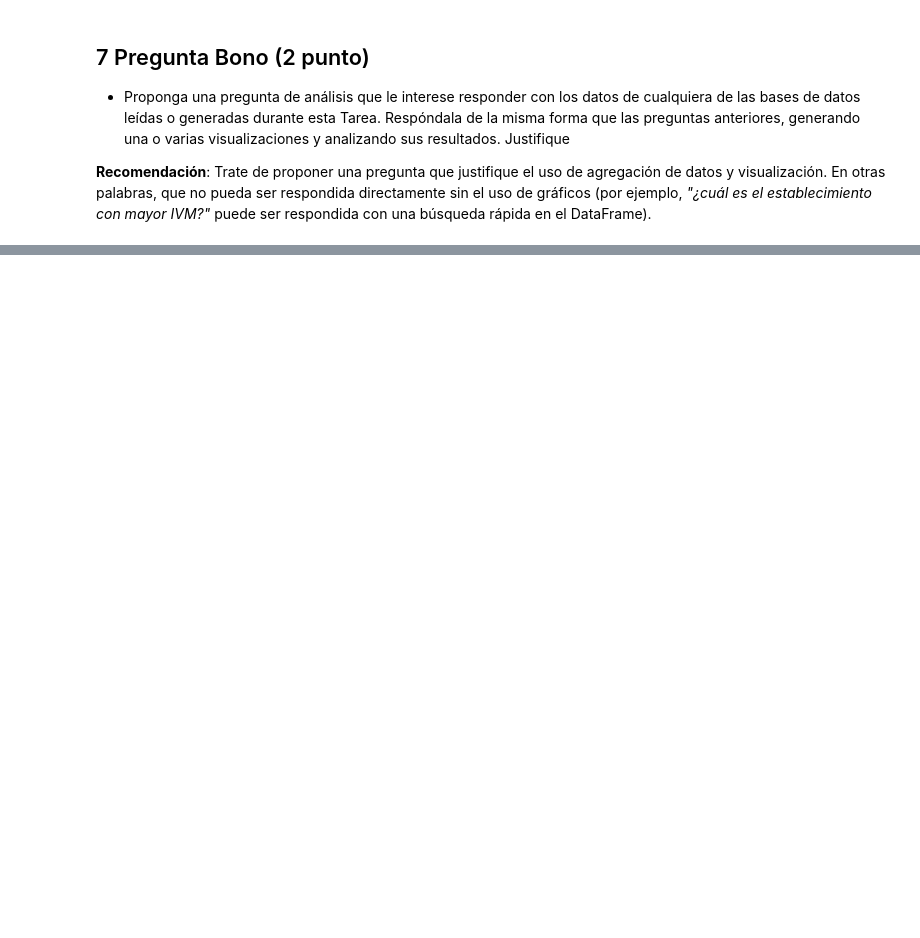
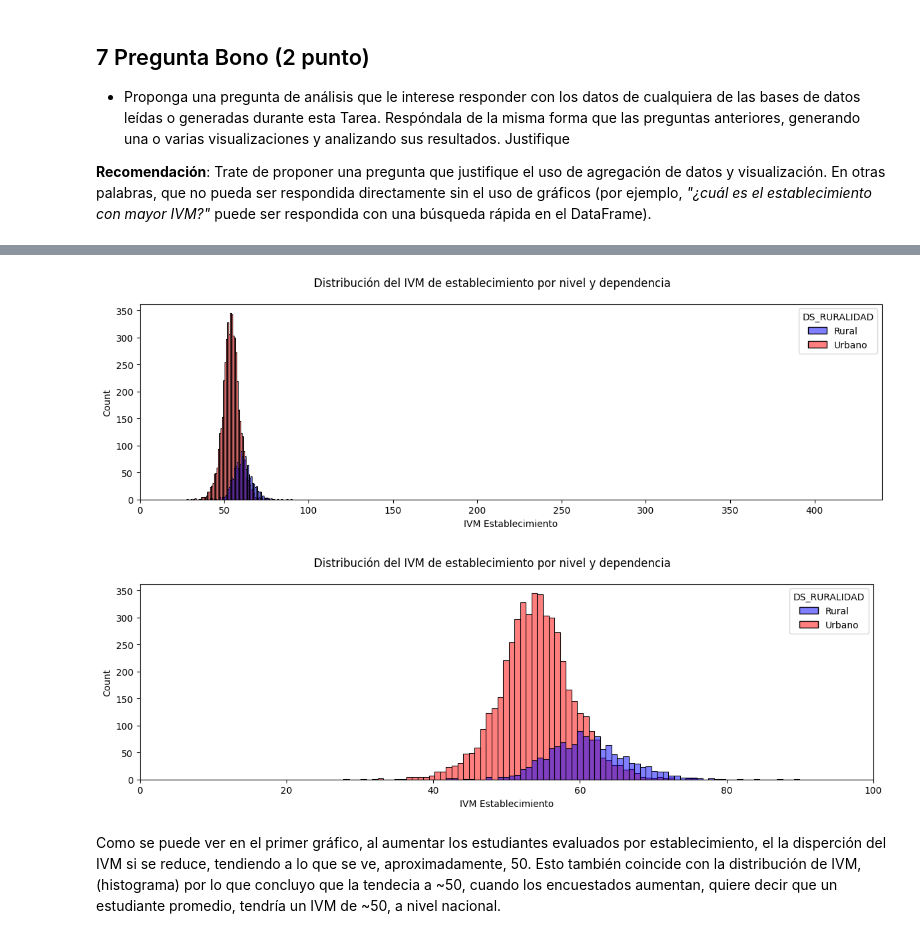
Before and after one commit to Esteban-Arias-S/IMT2200-Esteban-Arias, a Jupyter notebook: tarea 03/IMT2200-25s2 - Tarea 03.ipynb, the cells around one changed output, grey strips where cells are left out. Drawn from its saved outputs; the diff is of its cells as text; code cells hidden in the pictures; blank space fills up the shorter version.

```diff
--- a/tarea 03/IMT2200-25s2 - Tarea 03.ipynb
+++ b/tarea 03/IMT2200-25s2 - Tarea 03.ipynb
@@ -538,0 +623,29 @@ no pueda ser respondida directamente sin el uso de gráficos (por ejemplo, *"¿c
+# %%
+palette = {
+    'Urbano': '#ff0000',
+    'Rural': '#0000ff'}
+
+fig, ax = plt.subplots(figsize=(12, 4))
+
+sns.histplot(data=df_parvularia_raw, x='IVM Establecimiento', ax=ax, hue='DS_RURALIDAD', palette=palette)
+ax.set_xlim(0, 440)
+
+fig.suptitle('Distribución del IVM de establecimiento por nivel y dependencia')
+
+plt.tight_layout()
+plt.show()
+
+fig, ax = plt.subplots(figsize=(12, 4))
+
+sns.histplot(data=df_parvularia_raw, x='IVM Establecimiento', ax=ax, hue='DS_RURALIDAD', palette=palette)
+ax.set_xlim(0, 100)
+
+fig.suptitle('Distribución del IVM de establecimiento por nivel y dependencia')
+
+plt.tight_layout()
+plt.show()
+# %% [output]
+[figure, added]
+[figure, added]
+# %% [markdown]
+Como se puede ver en el primer gráfico, al aumentar los estudiantes evaluados por establecimiento, el la disperción del IVM si se reduce, tendiendo a lo que se ve, aproximadamente, 50. Esto también coincide con la distribución de IVM, (histograma) por lo que concluyo que la tendecia a ~50, cuando los encuestados aumentan, quiere decir que un estudiante promedio, tendría un IVM de ~50, a nivel nacional.
```
Also changed, not shown: parts of 14 cells of this notebook, 1 other file.
